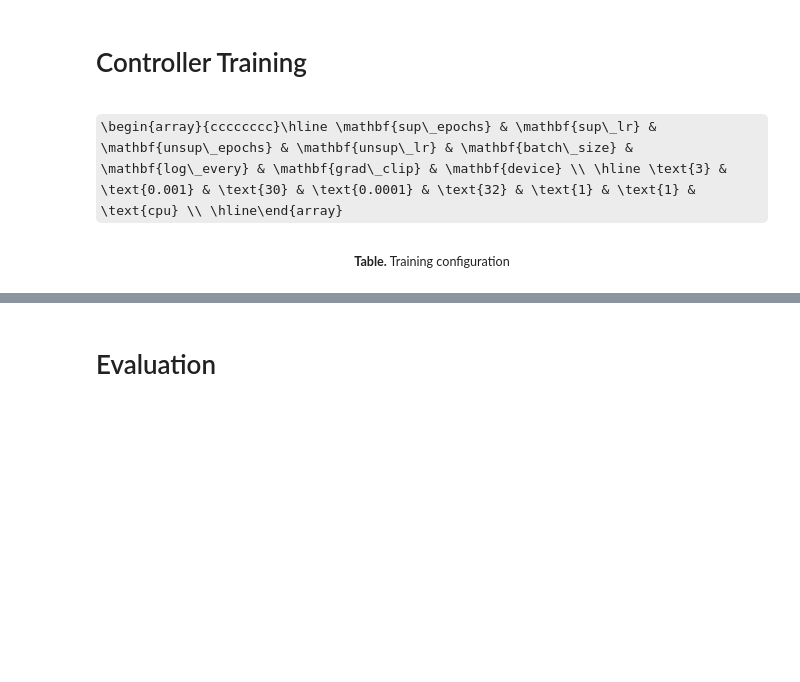
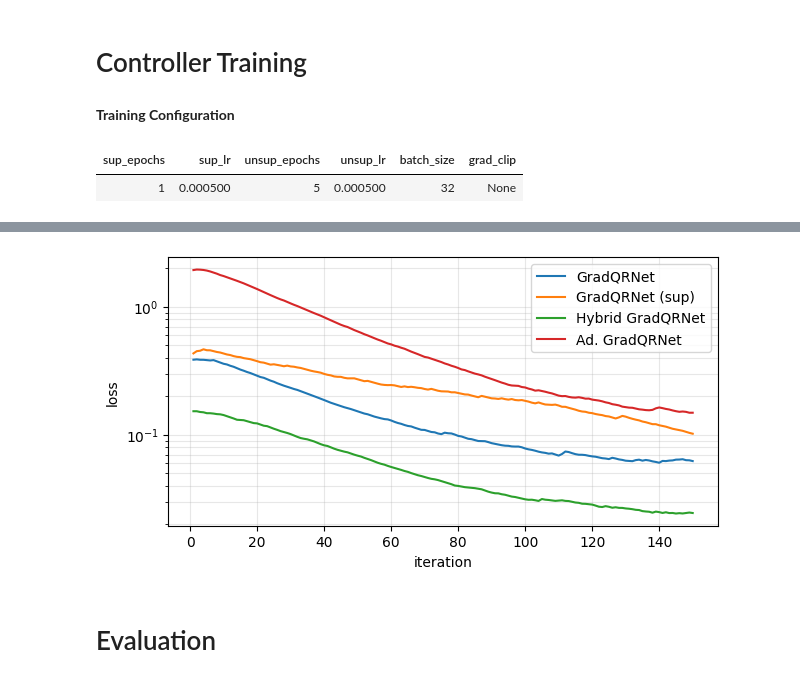
Before and after one commit to flosoellner/AdHoc, a Jupyter notebook: experiment.ipynb, the cells around one changed output, grey strips where cells are left out. Cells and saved outputs as stored; diff of their text form; code cells hidden in the pictures; some formulas as TeX source; blank space fills up the shorter version.

```diff
--- a/experiment.ipynb
+++ b/experiment.ipynb
@@ -37,46 +62,40 @@ Solving open loop OCPs...
 # %% [markdown]
 # Controller Training
 # %%
-from controls.train import train_or_load_gradnet, TrainConfig
+from controls.model_factory import train_or_load_gradnet
+from controls.train import TrainConfig
 
-cfg = TrainConfig(batch_size=config.n_states, grad_clip=1.0)
+cfg = TrainConfig(batch_size=config.n_states) # old: 1.0
 
-tables.save_traincfg_table_tex(train_cfg=cfg, savepath="thesis/tables/traincfg.tex")
-tables.show_katex_array(tables.make_traincfg_spec(cfg), caption="Training configuration")
+# 1. Save to LaTeX using the new generic function
+tables.save_params_table(cfg, "thesis/tables/traincfg.tex", title="Training Configuration")
+
+# 2. Show in Notebook using the universal show_spec
+tables.show_spec(
+    cfg,
+    keys=["sup_epochs", "sup_lr", "unsup_epochs", "unsup_lr", "batch_size", "grad_clip"],
+    title="Training Configuration"
+)
 # %% [output]
-\begin{array}{cccccccc}\hline \mathbf{sup\_epochs} & \mathbf{sup\_lr} & \mathbf{unsup\_epochs} & \mathbf{unsup\_lr} & \mathbf{batch\_size} & \mathbf{log\_every} & \mathbf{grad\_clip} & \mathbf{device} \\ \hline \text{3} & \text{0.001} & \text{30} & \text{0.0001} & \text{32} & \text{1} & \text{1} & \text{cpu} \\ \hline\end{array}
+**Training Configuration**
-<div style='text-align:center; font-size:0.9em;'><b>Table.</b> Training configuration</div>
+| sup_epochs | sup_lr | unsup_epochs | unsup_lr | batch_size | grad_clip |
+| 1 | 0.000500 | 5 | 0.000500 | 32 | None |
 # %%
-from controls.nn import Control
+from controls.model_factory import train_controllers
 
-# Experimental: Residual Network
-model0, _, hist0 = train_or_load_gradnet(config=config, kind="resnet", use_lqr=True, train_mode="hybrid", adaptive=True, supervision=False, train_cfg=cfg, data=data)
-ctrl0 = Control(config, grad_net=model0)
-# Model 1: Plain Supervised
-#model1, _, hist1 = train_or_load_gradnet(config=config, kind="gradnet", use_lqr=True, train_mode="supervised", adaptive=False, supervision=False, train_cfg=cfg, data=data)
-#ctrl1 = Control(config, grad_net=model1)
+# Train controllers (uses defaults from model_factory.py)
+# To override defaults, pass controller_configs parameter, e.g.:
+# controller_configs={"Model 3 (Hybrid)": {"enabled": True}}
+trained_models, trained_controllers, histories = train_controllers(
+    config=config,
+    train_cfg=cfg,
+    data=data_train,  # Use training data
+    val_data=data_val,  # NEW: Pass validation data
+)
 
-# Model 2: Hybrid
-#model2, _, hist2 = train_or_load_gradnet(config=config, kind="gradnet", use_lqr=True, train_mode="hybrid", adaptive=False, supervision=False, train_cfg=cfg, data=data)
-#ctrl2 = Control(config, grad_net=model2)
-
-# Model 3: Adaptive Hybrid
-model3, _, hist3 = train_or_load_gradnet(config=config, kind="gradnet", use_lqr=True, train_mode="hybrid", adaptive=True, supervision=False, train_cfg=cfg, data=data)
-ctrl3 = Control(config, grad_net=model3)
-
-# Model 4: Unsupervised with Supervised Penalty
-#model4, _, hist4 = train_or_load_gradnet(config=config, kind="gradnet", use_lqr=True, train_mode="hybrid", adaptive=True, supervision=True, train_cfg=cfg, data=data)
-#ctrl4 = Control(config, grad_net=model4)
-
-# All loss curves in ONE plot, aligned on a shared timeline
-# (supervised from 1..k, unsupervised from k..n)
+# Plot training losses
 P.plot_training_losses(
-    series=[
-     #   ("Model 1 (sup)", hist1),
-        ("Model 0 (hybrid)", hist0),
-        ("Model 3 (hybrid+adaptive)", hist3),
-     #   ("Model 4 (unsup)", hist4),
-    ],
+    series=[(name, hist) for name, hist in histories.items()],
     logy=True,
     smooth="ema",
     ema_alpha=0.03,
@@ -103,2 +122,3 @@ epoch 0020 | total=3.79e-02 | hjb=2.60e+02 | dpc=3.76e+01 | sup=0.00e+00 | bs=32
+[figure, added]
 # %% [markdown]
 # Evaluation
```
Also changed, not shown: parts of 11 cells of this notebook, 14 other files.
